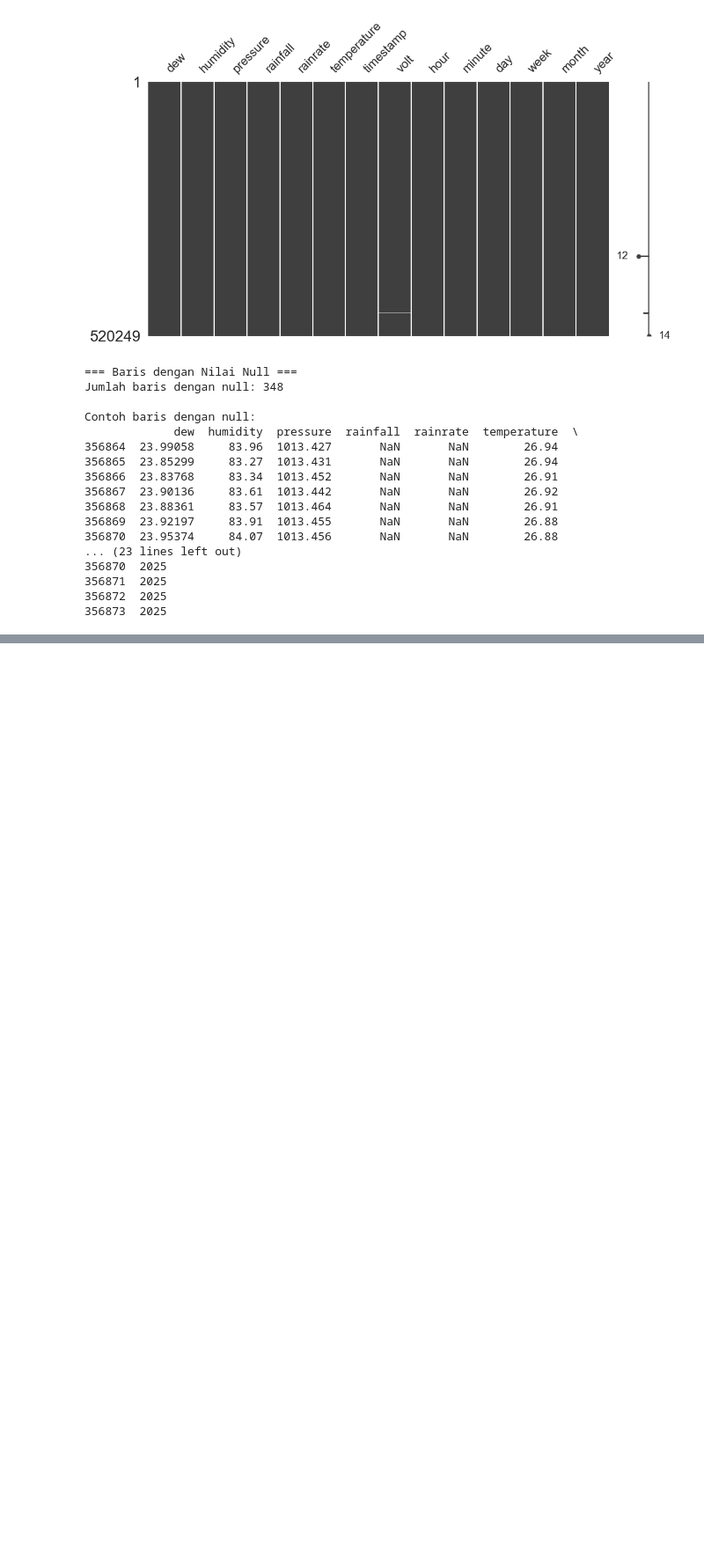
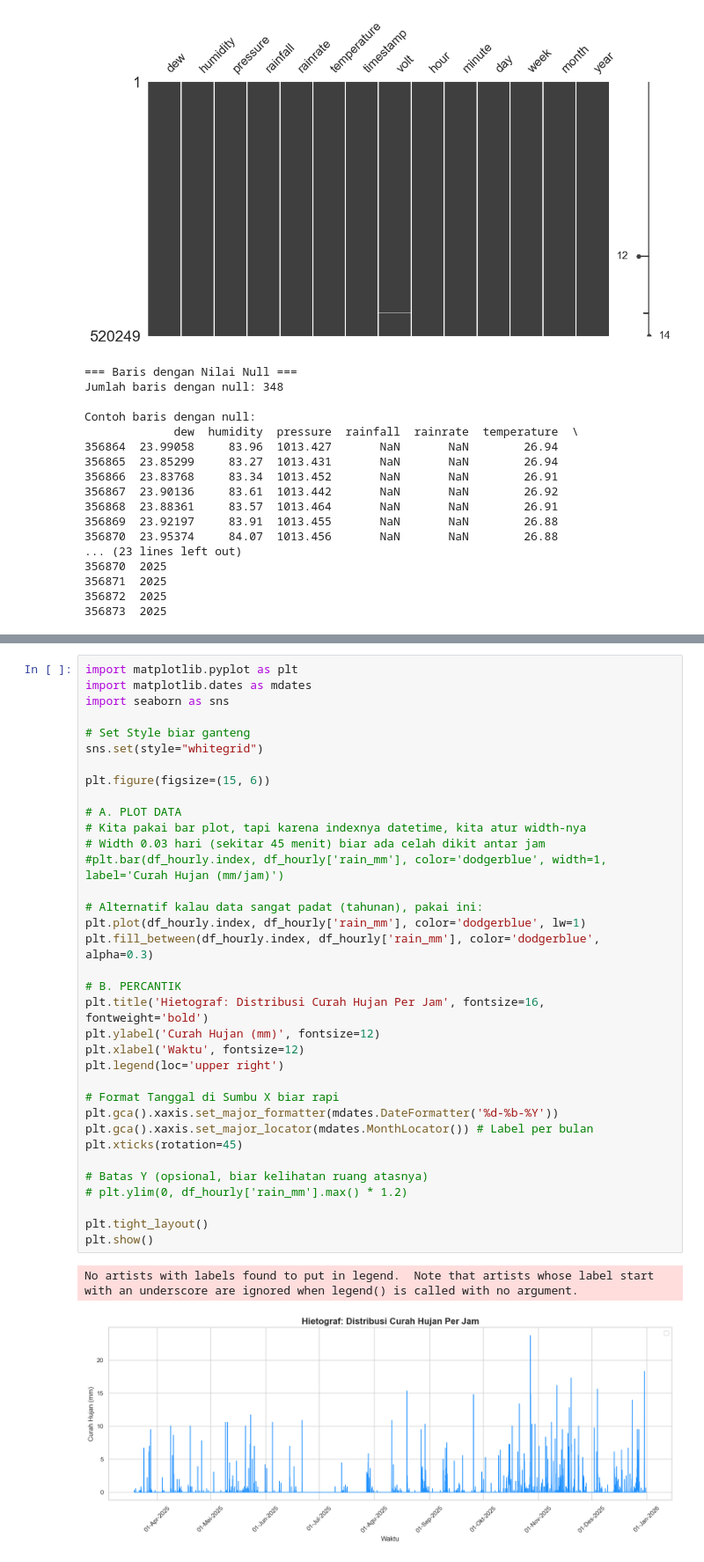
Before and after one commit to evanalif113/Catatan_Meteorologi, a Jupyter notebook: model-prediksi-estimasi-data-sensor.ipynb, the cells around one changed output, grey strips where cells are left out. Shown at 88% size. Cells and saved outputs as stored; diff of their text form; blank space fills up the shorter version.

```diff
--- a/model-prediksi-estimasi-data-sensor.ipynb
+++ b/model-prediksi-estimasi-data-sensor.ipynb
@@ -691,0 +779,38 @@ Menampilkan plot perbandingan per jam...
+# %%
+import matplotlib.pyplot as plt
+import matplotlib.dates as mdates
+import seaborn as sns
+
+# Set Style biar ganteng
+sns.set(style="whitegrid")
+
+plt.figure(figsize=(15, 6))
+
+# A. PLOT DATA
+# Kita pakai bar plot, tapi karena indexnya datetime, kita atur width-nya
+# Width 0.03 hari (sekitar 45 menit) biar ada celah dikit antar jam
+#plt.bar(df_hourly.index, df_hourly['rain_mm'], color='dodgerblue', width=1, label='Curah Hujan (mm/jam)')
+
+# Alternatif kalau data sangat padat (tahunan), pakai ini:
+plt.plot(df_hourly.index, df_hourly['rain_mm'], color='dodgerblue', lw=1)
+plt.fill_between(df_hourly.index, df_hourly['rain_mm'], color='dodgerblue', alpha=0.3)
+
+# B. PERCANTIK
+plt.title('Hietograf: Distribusi Curah Hujan Per Jam', fontsize=16, fontweight='bold')
+plt.ylabel('Curah Hujan (mm)', fontsize=12)
+plt.xlabel('Waktu', fontsize=12)
+plt.legend(loc='upper right')
+
+# Format Tanggal di Sumbu X biar rapi
+plt.gca().xaxis.set_major_formatter(mdates.DateFormatter('%d-%b-%Y'))
+plt.gca().xaxis.set_major_locator(mdates.MonthLocator()) # Label per bulan
+plt.xticks(rotation=45)
+
+# Batas Y (opsional, biar kelihatan ruang atasnya)
+# plt.ylim(0, df_hourly['rain_mm'].max() * 1.2)
+
+plt.tight_layout()
+plt.show()
+# %% [output]
+No artists with labels found to put in legend.  Note that artists whose label start with an underscore are ignored when legend() is called with no argument.
+[figure, added]
```
Also changed, not shown: parts of 21 cells of this notebook, 5 other files.
